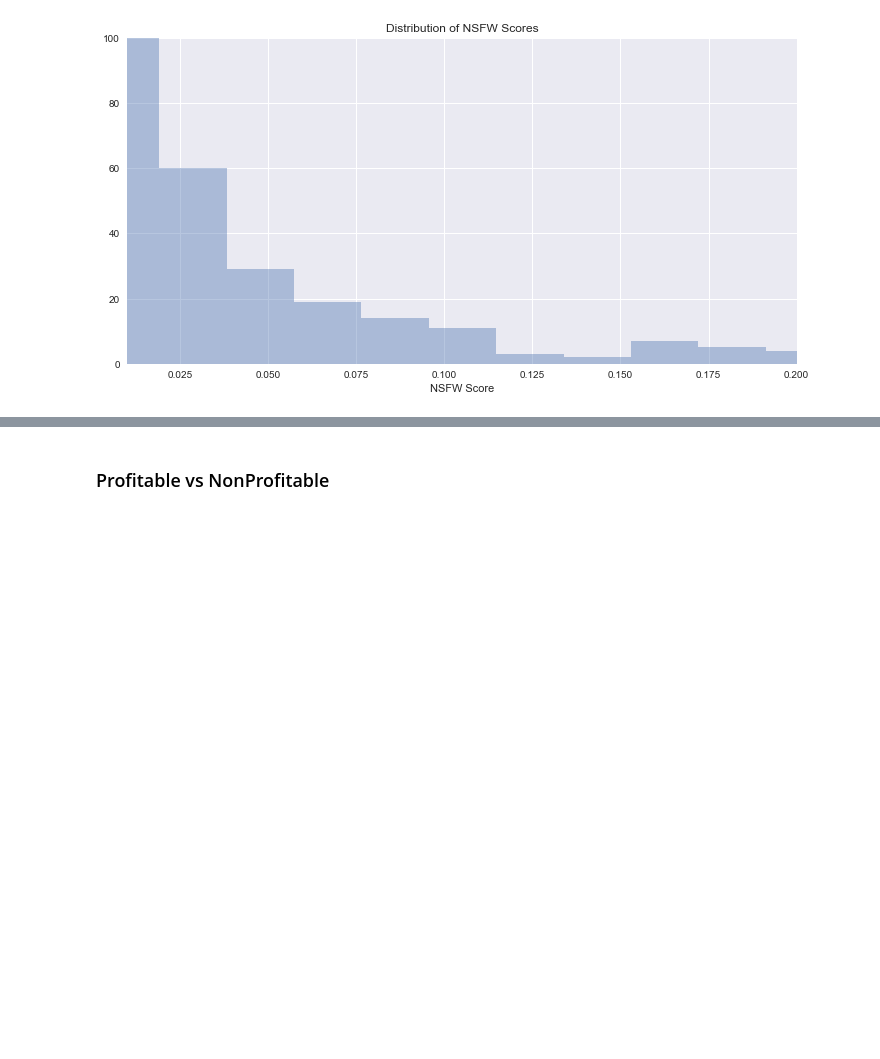
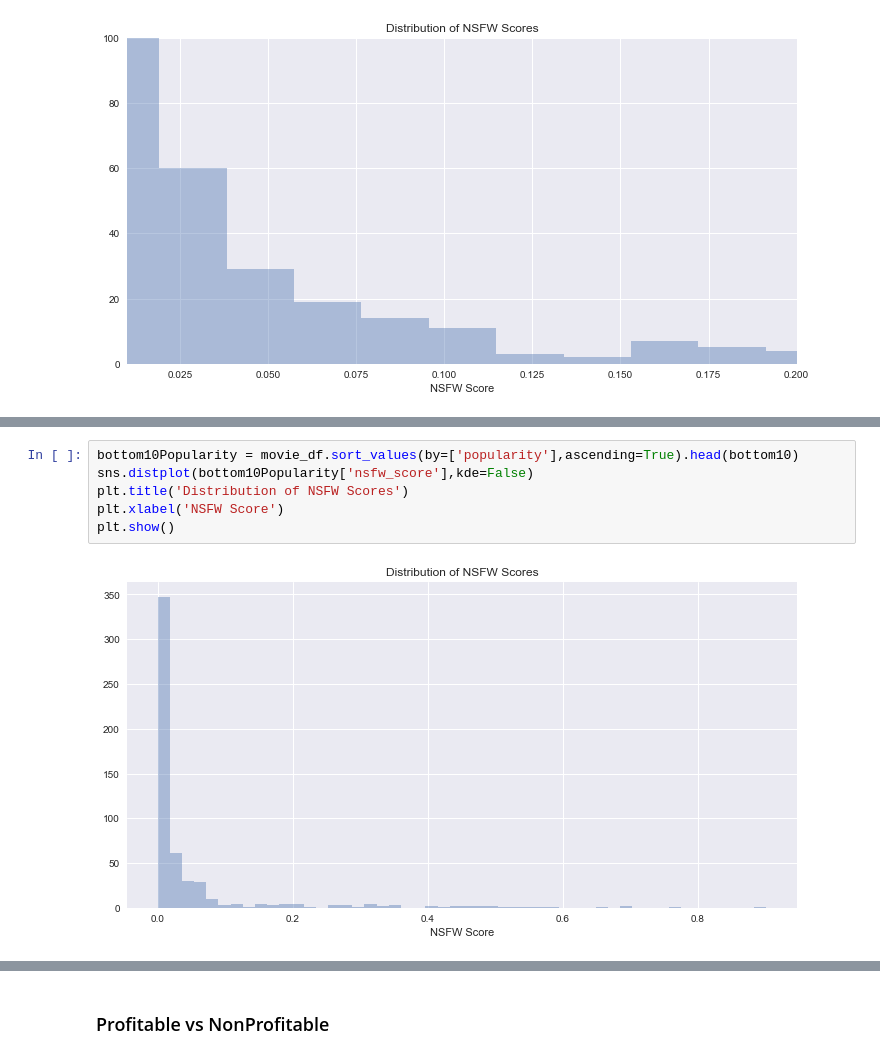
Before and after one commit to aravindsrinivasan/movie-ranking-recommendation-system, a Jupyter notebook: notebooks/nsfw_score-analysis.ipynb, the cells around one changed output, grey strips where cells are left out. Cells and saved outputs as stored; diff of their text form; blank space fills up the shorter version.

```diff
--- a/notebooks/nsfw_score-analysis.ipynb
+++ b/notebooks/nsfw_score-analysis.ipynb
@@ -254,0 +277,8 @@ plt.show()
+# %%
+bottom10Popularity = movie_df.sort_values(by=['popularity'],ascending=True).head(bottom10)
+sns.distplot(bottom10Popularity['nsfw_score'],kde=False)
+plt.title('Distribution of NSFW Scores')
+plt.xlabel('NSFW Score')
+plt.show()
+# %% [output]
+[figure, added]
```
Also changed, not shown: parts of 11 cells of this notebook.
